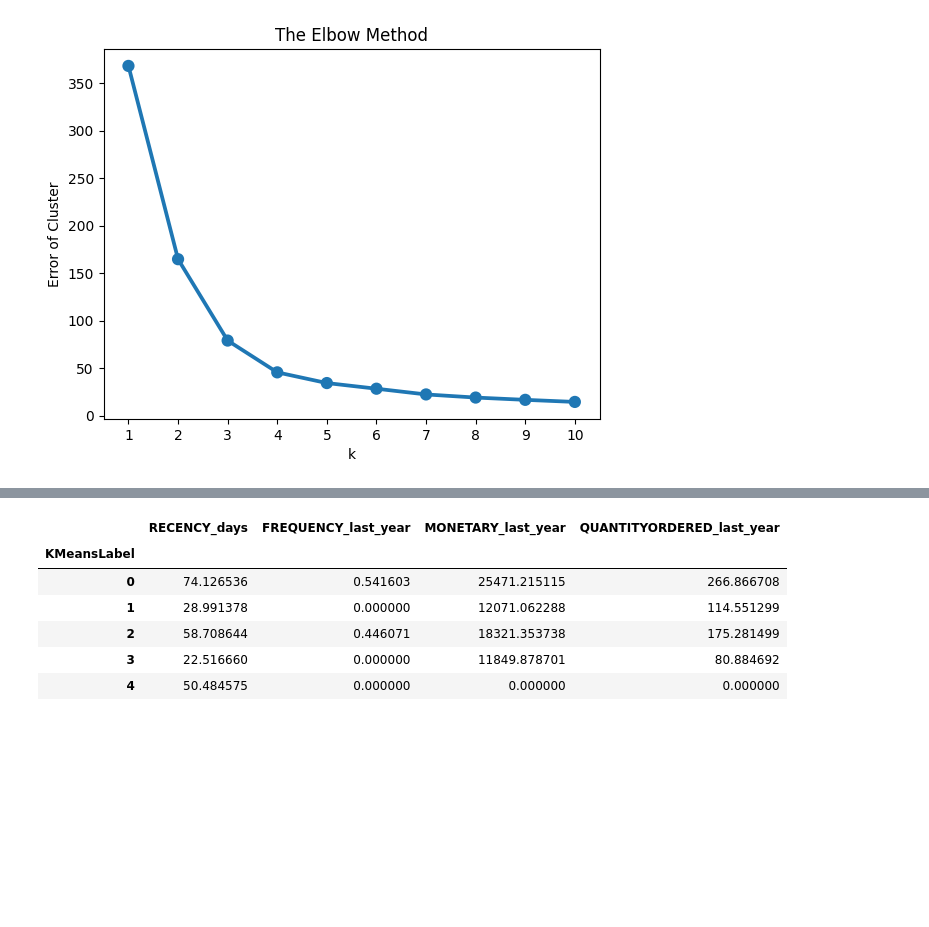
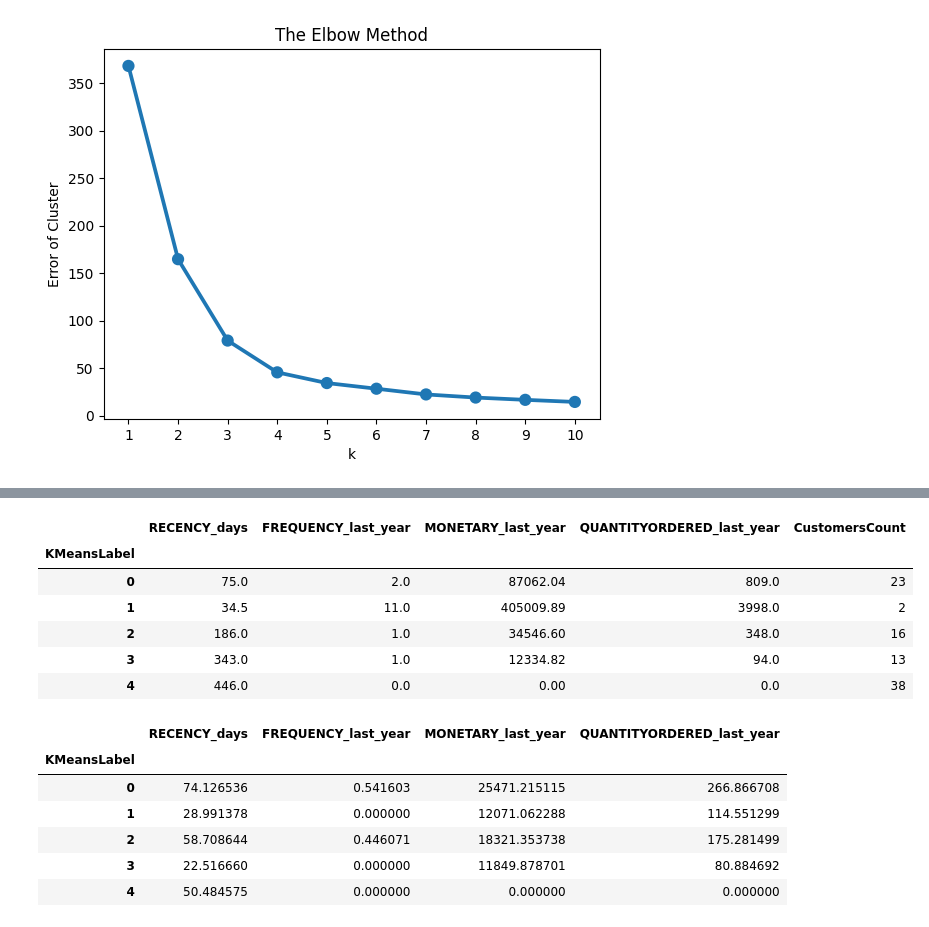
Before and after one commit to cgn00/Customer_Segmentation, a Jupyter notebook: customer_segmentation.ipynb, the cells around one changed output, grey strips where cells are left out. Saved outputs shown, nothing was run; the diff lists cells and outputs as text; code cells hidden in the pictures; blank space fills up the shorter version.

```diff
--- a/customer_segmentation.ipynb
+++ b/customer_segmentation.ipynb
@@ -756,0 +807,34 @@ customer_clusters_summarize.assign(CustomersCount=np.unique(rfm_df["KMeansLabel"
+# %%
+# Set the cluster label for customers with zero purchases in the last year to 4
+customer_df.loc[customer_df["FREQUENCY_last_year"] == 0, "KMeansLabel"] = 4
+
+# Assign the cluster labels to the RFM DataFrame
+rfm_df["KMeansLabel"] = customer_df["KMeansLabel"]
+
+# Create the axis_names dictionary
+axis_names = dict(x1 = "RECENCY_days",
+                  y1 = "FREQUENCY_last_year",
+                  z1 = "MONETARY_last_year",
+                  x2 = "RECENCY_days",
+                  y2 = "QUANTITYORDERED_last_year",
+                  z2= "MONETARY_last_year")
+
+# Plot two 3D scatter plots to visualize the relationship between the axes, colored by cluster label
+visualize_clusters(customer_df,axis_names=axis_names, color="KMeansLabel")
+
+# Calculate summary statistics for each cluster
+customer_clusters_summarize = customer_df.groupby("KMeansLabel")[["RECENCY_days", "FREQUENCY_last_year", "MONETARY_last_year", "QUANTITYORDERED_last_year"]].median()
+
+# Add the number of customers in each cluster to the summary DataFrame
+customer_clusters_summarize = customer_clusters_summarize.assign(CustomersCount=np.bincount(kmeans_clustering.labels_))
+
+# Visualize the summary of each cluster of customers
+customer_clusters_summarize
+# %% [output]
+|  | RECENCY_days | FREQUENCY_last_year | MONETARY_last_year | QUANTITYORDERED_last_year | CustomersCount |
+| KMeansLabel |  |  |  |  |  |
+| 0 | 75.0 | 2.0 | 87062.04 | 809.0 | 23 |
+| 1 | 34.5 | 11.0 | 405009.89 | 3998.0 | 2 |
+| 2 | 186.0 | 1.0 | 34546.60 | 348.0 | 16 |
+| 3 | 343.0 | 1.0 | 12334.82 | 94.0 | 13 |
+| 4 | 446.0 | 0.0 | 0.00 | 0.0 | 38 |
```
Also changed, not shown: parts of 19 cells of this notebook.
